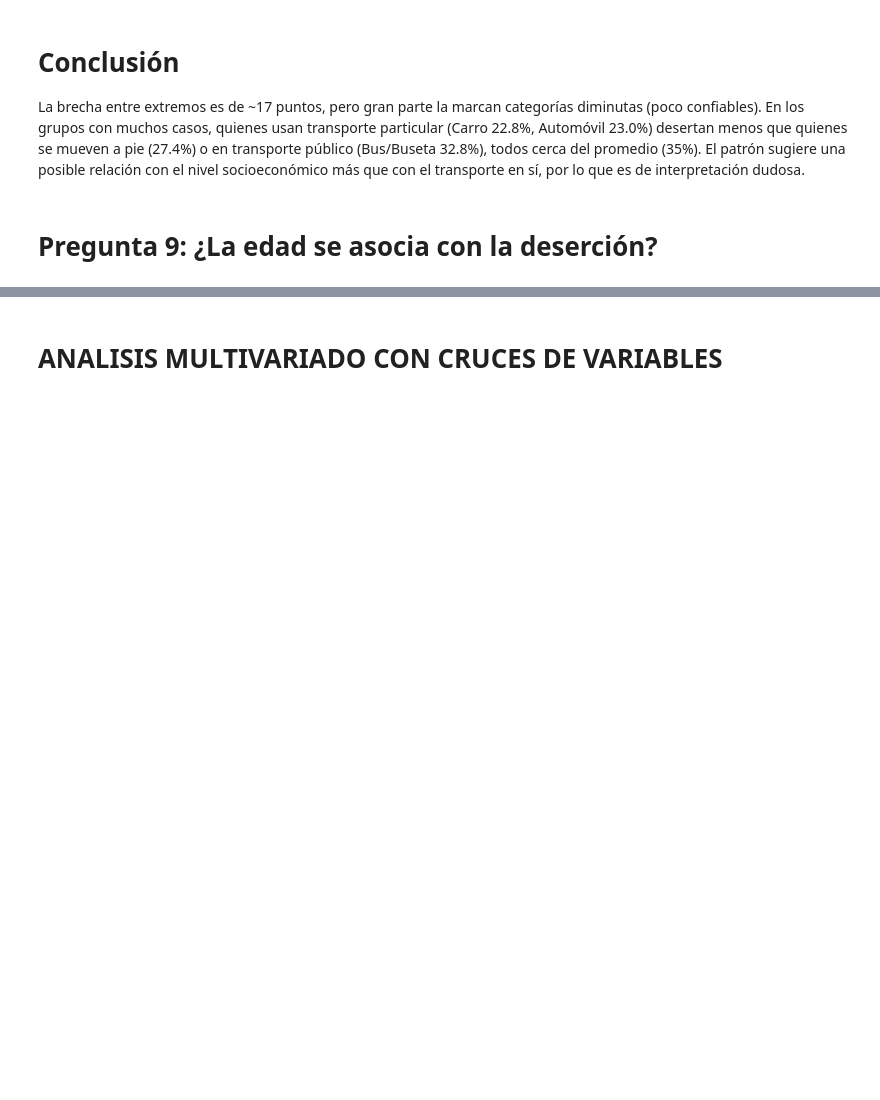
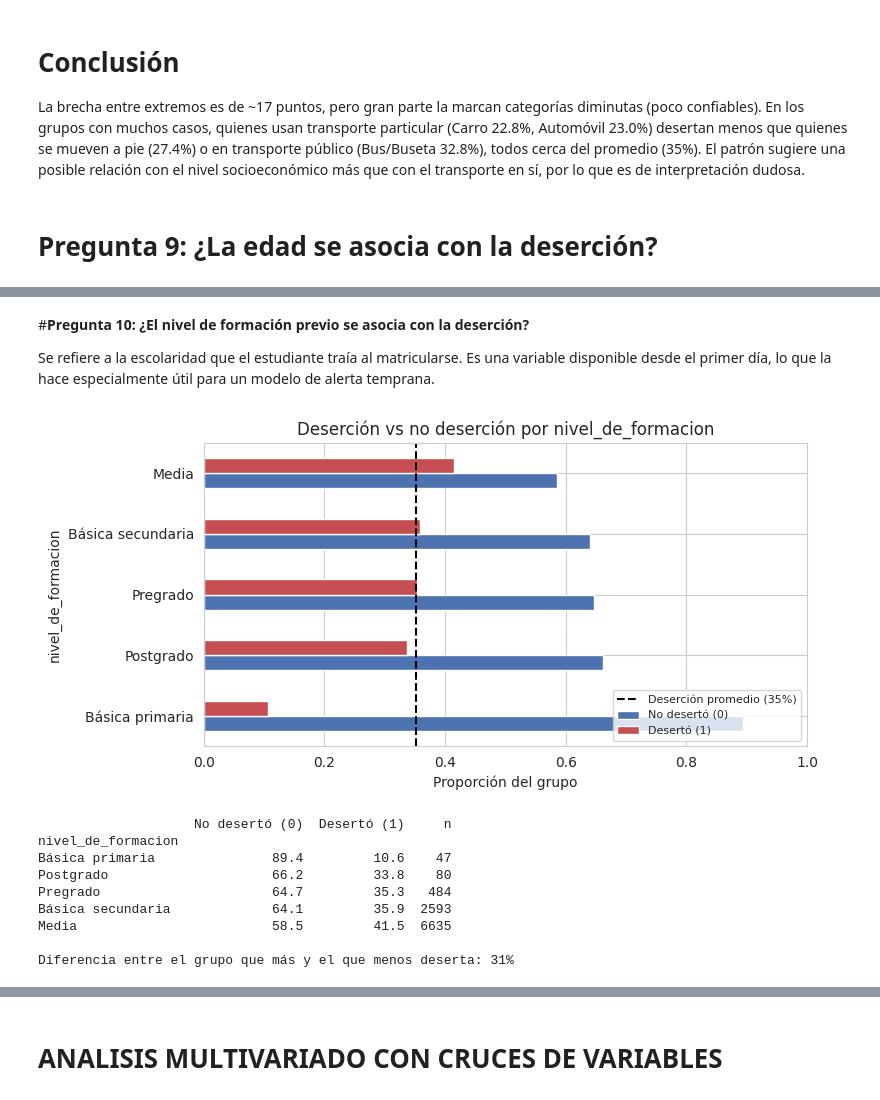
Before and after one commit to LuisBetancourt11/Proyecto_Ciencia_Datos, a Jupyter notebook: notebook/03_EDA.ipynb, the cells around one changed output, grey strips where cells are left out. Saved outputs shown, nothing was run; the diff lists cells and outputs as text; code cells hidden in the pictures; blank space fills up the shorter version.

```diff
--- a/notebook/03_EDA.ipynb
+++ b/notebook/03_EDA.ipynb
@@ -315,0 +371,19 @@ La edad de quienes desertan (media 29.1 años) y de quienes no (28.3 años) es c
+# %% [markdown]
+#**Pregunta 10: ¿El nivel de formación previo se asocia con la deserción?**
+
+Se refiere a la escolaridad que el estudiante traía al matricularse. Es una variable disponible desde
+el primer día, lo que la hace especialmente útil para un modelo de alerta temprana.
+# %%
+res = analizar_categorica('nivel_de_formacion')
+resultados.append(res)
+# %% [output]
+[figure, added]
+                    No desertó (0)  Desertó (1)     n
+nivel_de_formacion
+Básica primaria               89.4         10.6    47
+Postgrado                     66.2         33.8    80
+Pregrado                      64.7         35.3   484
+Básica secundaria             64.1         35.9  2593
+Media                         58.5         41.5  6635
+
+Diferencia entre el grupo que más y el que menos deserta: 31%
```
Also changed, not shown: parts of 39 cells of this notebook.
